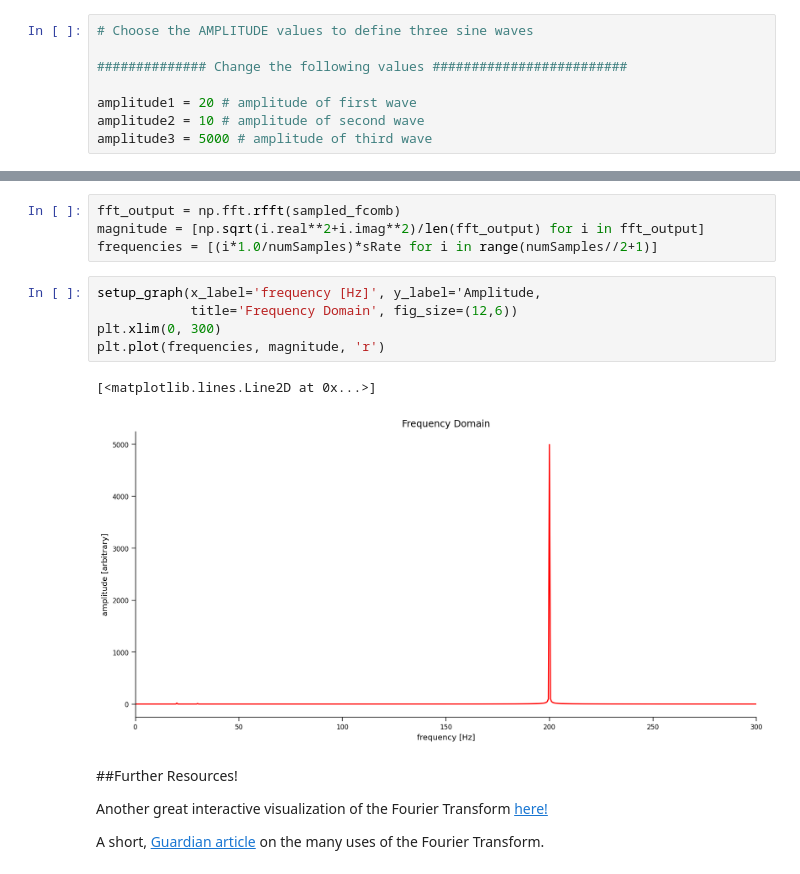
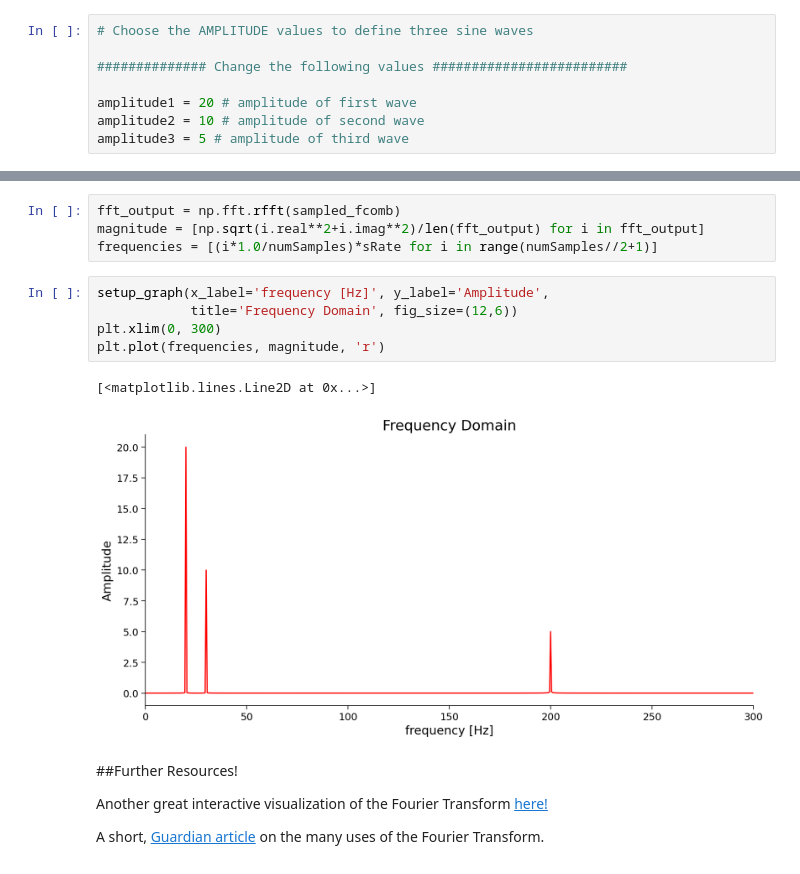
Before and after one commit to pkoneill/VisualizingBrainWaves, a Jupyter notebook: Visualizing_Brain_Waves_Fourier.ipynb, the cells around one changed output, grey strips where cells are left out. Saved outputs shown, nothing was run; the diff lists cells and outputs as text.

```diff
--- a/Visualizing_Brain_Waves_Fourier.ipynb
+++ b/Visualizing_Brain_Waves_Fourier.ipynb
@@ -86,7 +86,7 @@ freq3 = 200.0 # frequency of third sine wave
 
 amplitude1 = 20 # amplitude of first wave
 amplitude2 = 10 # amplitude of second wave
-amplitude3 = 5000 # amplitude of third wave
+amplitude3 = 5 # amplitude of third wave
 # %%
 #@title Plot the sine waves and the combination
 
@@ -152,16 +152,16 @@ fft_output = np.fft.rfft(sampled_fcomb)
 magnitude = [np.sqrt(i.real**2+i.imag**2)/len(fft_output) for i in fft_output]
 frequencies = [(i*1.0/numSamples)*sRate for i in range(numSamples//2+1)]
 # %%
-setup_graph(x_label='frequency [Hz]', y_label='Amplitude,
+setup_graph(x_label='frequency [Hz]', y_label='Amplitude',
             title='Frequency Domain', fig_size=(12,6))
 plt.xlim(0, 300)
 plt.plot(frequencies, magnitude, 'r')
 # %% [output]
 [<matplotlib.lines.Line2D at 0x...>]
-[figure, old version]
+[figure, new version]
 # %% [markdown]
 ##Further Resources!
 
-Another great interactive visualization of the Fourier Transform [here!](https://prajwalsouza.github.io/Experiments/Fourier-Transform-Visualization.*html*)
+Another great interactive visualization of the Fourier Transform [here!](https://prajwalsouza.github.io/Experiments/Fourier-Transform-Visualization)
 
 A short, [Guardian article](https://www.theguardian.com/science/2014/jul/13/fourier-transform-maths-equations-history) on the many uses of the Fourier Transform.
```
Also changed, not shown: parts of 1 cell of this notebook.
